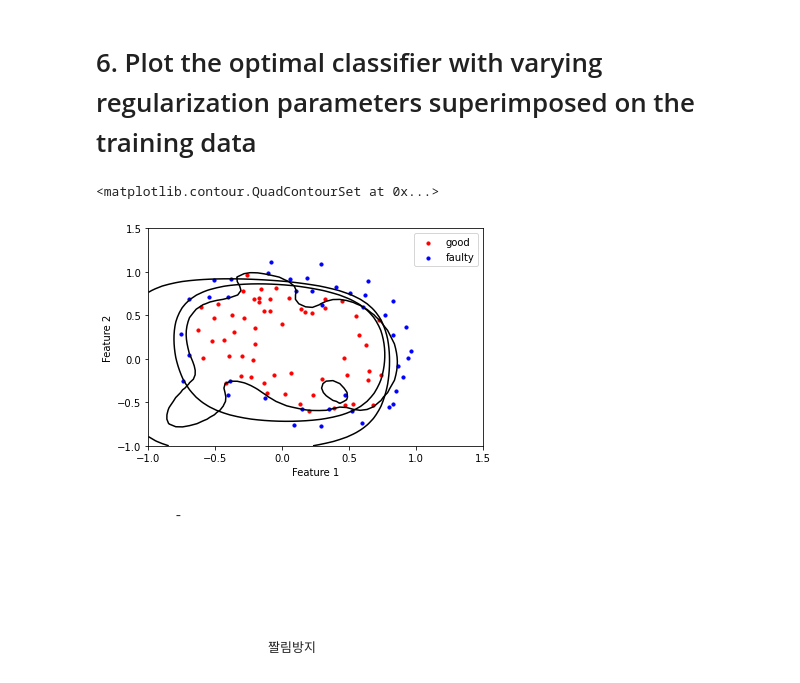
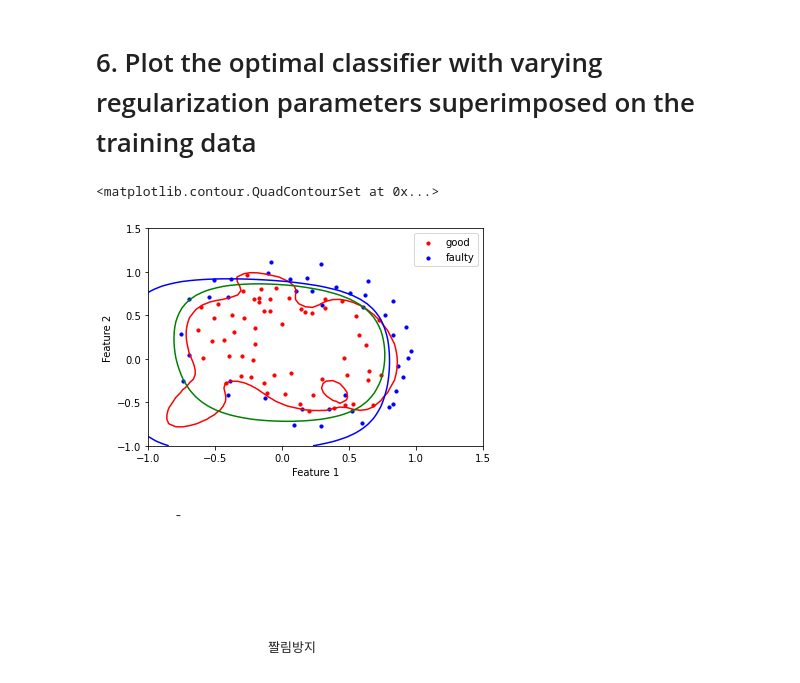
Before and after one commit to YangTaeSung/CAU-MachineLearning, a Jupyter notebook: assignment07.ipynb, the cells around one changed output. Drawn from its saved outputs; the diff is of its cells as text; code cells hidden in the pictures.

```diff
--- a/assignment07.ipynb
+++ b/assignment07.ipynb
@@ -124,3 +168,25 @@ def plotDecisionBoundary(theta,degree, axes):
+# %%
+def plotDecisionBoundary3(theta,degree, axes):
+    u = np.linspace(-1, 1.5, 50)
+    v = np.linspace(-1, 1.5, 50)
+    U,V = np.meshgrid(u,v)
+    # convert U, V to vectors for calculating additional features
+    # using vectorized implementation
+    U = np.ravel(U)
+    V = np.ravel(V)
+    Z = np.zeros((len(u) * len(v)))
+
+    X_poly = mapFeature(U, V, degree)
+    Z = X_poly.dot(theta)
+
+    # reshape U, V, Z back to matrix
+    U = U.reshape((len(u), len(v)))
+    V = V.reshape((len(u), len(v)))
+    Z = Z.reshape((len(u), len(v)))
+
+    cs = axes.contour(U,V,Z,levels=[0],colors = 'blue')
+    axes.legend(labels=['good', 'faulty', 'Decision Boundary'])
+    return cs
 # %%
 # Plot Decision boundary
 fig, axes = pp.subplots();
@@ -301,18 +373,18 @@ Underfitting lamda
 # %%
 # Plot Decision boundary
 fig, axes = pp.subplots();
 axes.set_xlabel('Feature 1')
 axes.set_ylabel('Feature 2')
 plt.scatter(admitted.iloc[:, 0], admitted.iloc[:, 1],c = 'red', s=10, label='Admitted')
 plt.scatter(not_admitted.iloc[:, 0], not_admitted.iloc[:, 1], c = 'blue', s=10, label='Not Admitted')
 #axes.legend(title='Legend', loc = 'best' )
 
-plotDecisionBoundary(theta1, degree1, axes)
-plotDecisionBoundary(theta2, degree2, axes)
-plotDecisionBoundary(theta3, degree3, axes)
+plotDecisionBoundary1(theta1, degree1, axes)
+plotDecisionBoundary2(theta2, degree2, axes)
+plotDecisionBoundary3(theta3, degree3, axes)
 # %% [output]
 <matplotlib.contour.QuadContourSet at 0x...>
-[figure, old version]
+[figure, new version]
 # %% [markdown]
 
 
```
Also changed, not shown: parts of 3 cells of this notebook.
